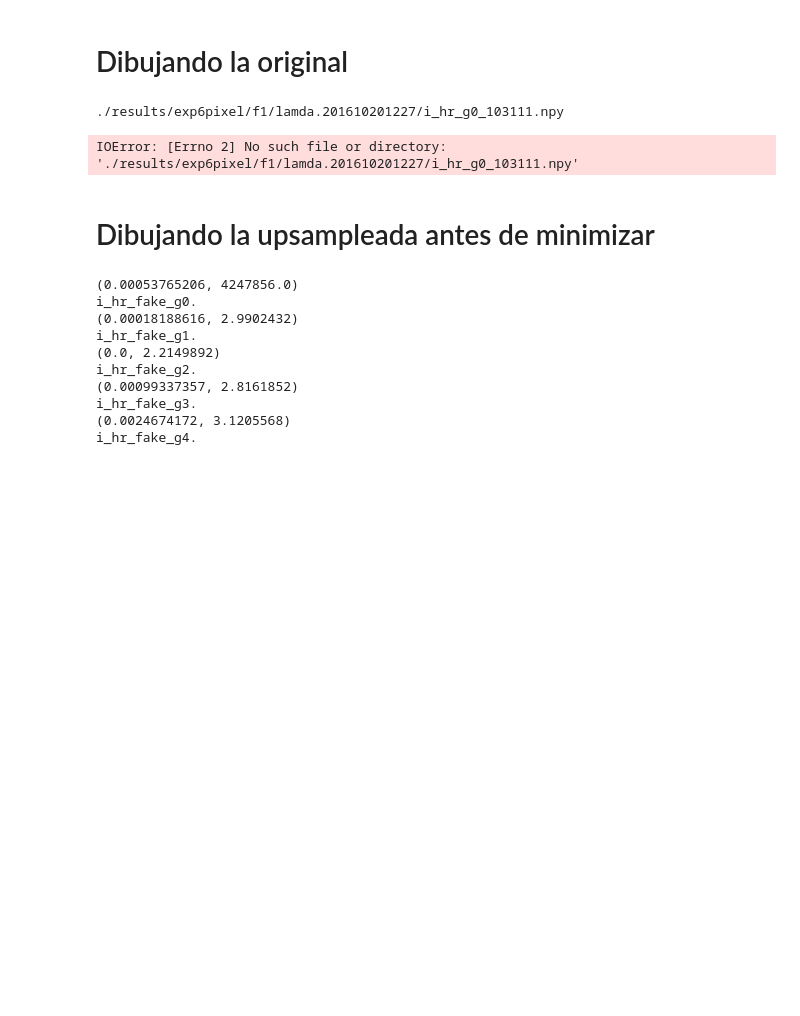
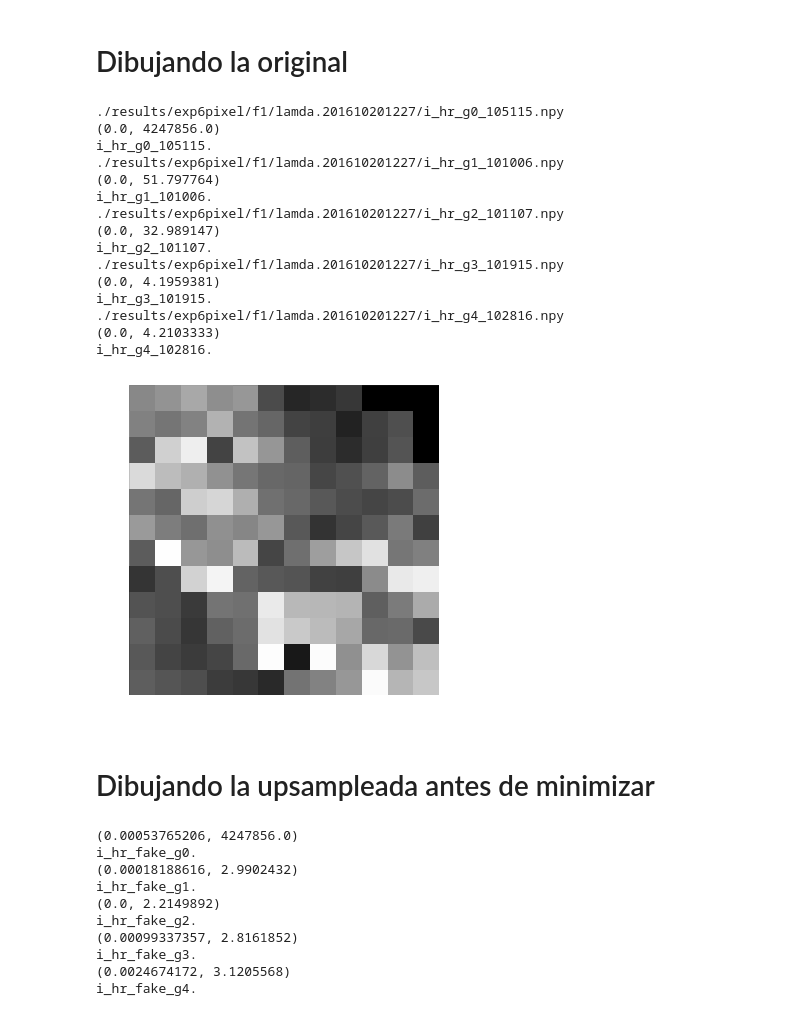
Before and after one commit to egomezsumma/iqt, a Jupyter notebook: Reconstruc min parameters.ipynb, the cells around one changed output. Drawn from its saved outputs; the diff is of its cells as text; code cells hidden in the pictures; blank space fills up the shorter version.

```diff
--- a/Reconstruc min parameters.ipynb
+++ b/Reconstruc min parameters.ipynb
@@ -319,21 +340,43 @@ B_g4_val9.
 # Dibujando la original
 # %%
 #subjetc_fited = [103111, 101006, 101107, 101915,102816]
-del(subject_fited)
-subject_fited = [105115, 101006, 101107, 101915, 102816]
+#del(subject_fited)
+subjetc_fited = [105115, 101006, 101107, 101915, 102816]
+
+#name_tmp4 = base_folder + 'i_hr_g%d.npy'
 name_tmp4 = base_folder + 'i_hr_g%d_%d.npy'
+
 for g in xrange(5):
     #if g == 0 : continue
+
+    #print name_tmp4%(g,)
     print name_tmp4%(g,subjetc_fited[g])
+
+    #A = np.load(name_tmp4%(g,))
     A = np.load(name_tmp4%(g,subjetc_fited[g]))
     print mm(A, cast_int=False)
     plt = iu._is(A, vmin=0, vmax=1.5)
+    #name_img = ('i_hr_g%d.png'%(g,))[:-3]
     name_img = ('i_hr_g%d_%d.png'%(g, subjetc_fited[g]))[:-3]
     print name_img
     plt.savefig(base_folder + '/res/' +name_img)
 # %% [output]
-./results/exp6pixel/f1/lamda.201610201227/i_hr_g0_103111.npy
+./results/exp6pixel/f1/lamda.201610201227/i_hr_g0_105115.npy
+(0.0, 4247856.0)
+i_hr_g0_105115.
+./results/exp6pixel/f1/lamda.201610201227/i_hr_g1_101006.npy
+(0.0, 51.797764)
+i_hr_g1_101006.
+./results/exp6pixel/f1/lamda.201610201227/i_hr_g2_101107.npy
+(0.0, 32.989147)
+i_hr_g2_101107.
+./results/exp6pixel/f1/lamda.201610201227/i_hr_g3_101915.npy
+(0.0, 4.1959381)
+i_hr_g3_101915.
+./results/exp6pixel/f1/lamda.201610201227/i_hr_g4_102816.npy
+(0.0, 4.2103333)
+i_hr_g4_102816.
-IOError: [Errno 2] No such file or directory: './results/exp6pixel/f1/lamda.201610201227/i_hr_g0_103111.npy'
+[figure, added]
 # %% [markdown]
 # Dibujando la upsampleada antes de minimizar
 # %%
```
Also changed, not shown: parts of 9 cells of this notebook, 2 other files.
